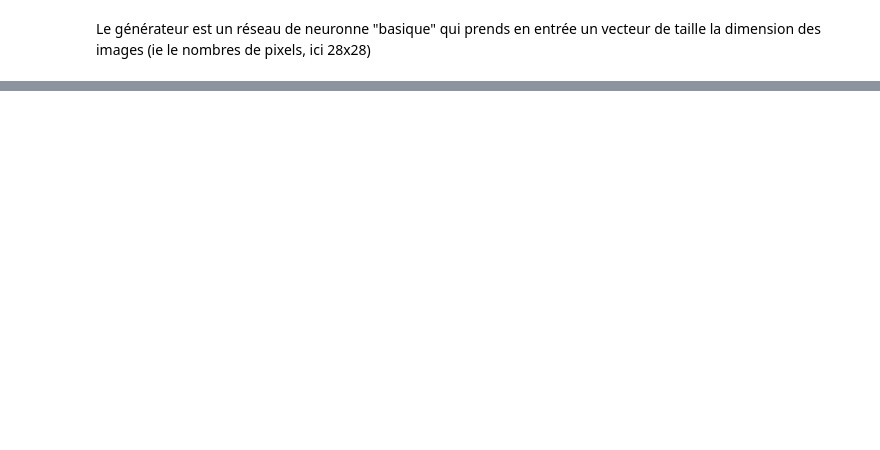
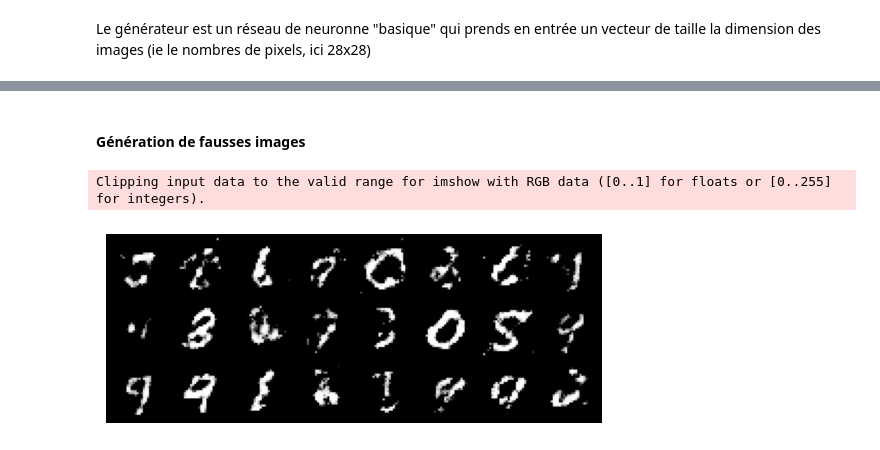
Before and after one commit to QMoayedpour/statapp-hsbc, a Jupyter notebook: presentation_gan.ipynb, the cells around one changed output, grey strips where cells are left out. Cells and saved outputs as stored; diff of their text form; code cells hidden in the pictures; blank space fills up the shorter version.

```diff
--- a/presentation_gan.ipynb
+++ b/presentation_gan.ipynb
@@ -138,0 +189,6 @@ Clipping input data to the valid range for imshow with RGB data ([0..1] for floa
+# %%
+batch_size = 32
+num_epochs = 30
+lr = 3e-4
+z_dim = 64
+image_dim = 28 * 28 * 1
@@ -138,0 +249,9 @@ Clipping input data to the valid range for imshow with RGB data ([0..1] for floa
+# %% [markdown]
+#### Génération de fausses images
+# %%
+noise = torch.randn(24, z_dim).to(device)
+fake = gen(noise)
+imshow(torchvision.utils.make_grid(fake.cpu().detach().reshape(-1, 1, 28, 28)[:]))
+# %% [output]
+Clipping input data to the valid range for imshow with RGB data ([0..1] for floats or [0..255] for integers).
+[figure, added]
```
Also changed, not shown: parts of 19 cells of this notebook, 4 other files.
